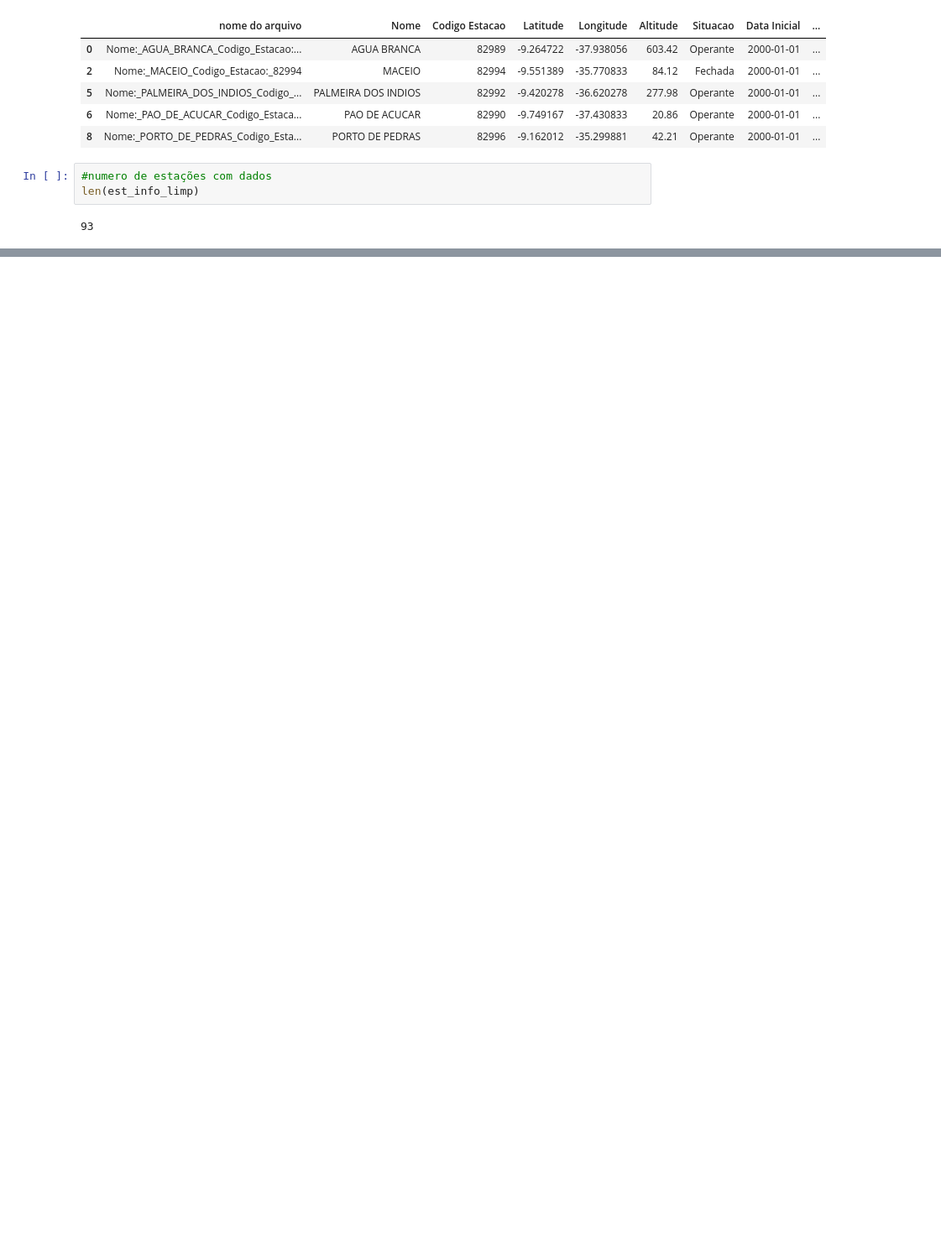
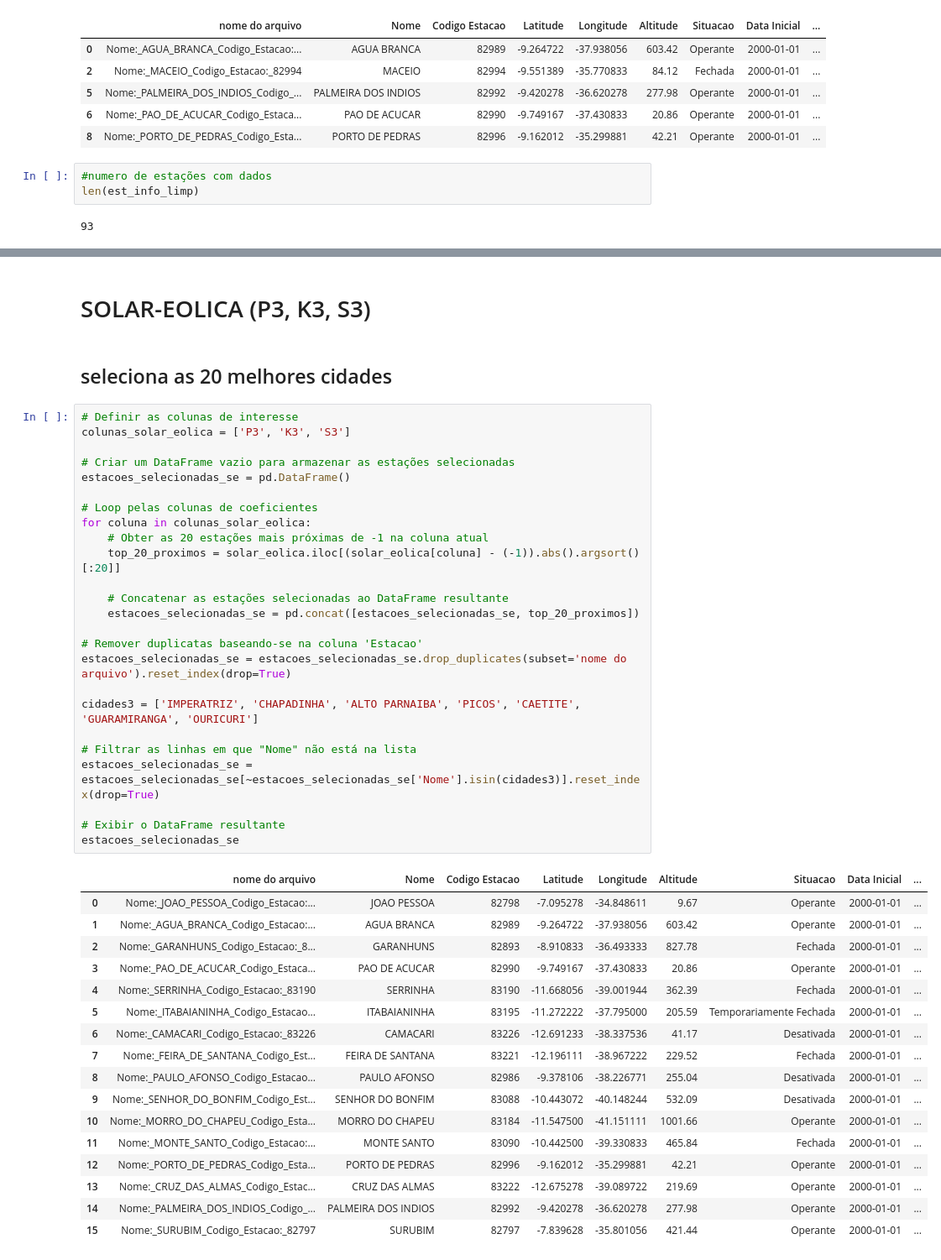
Before and after one commit to maryofcarmo/TCC, a Jupyter notebook: 4°_MELHORES_REGIOES.ipynb, the cells around one changed output, grey strips where cells are left out. Shown at 84% size. Saved outputs shown, nothing was run; the diff lists cells and outputs as text; blank space fills up the shorter version.

```diff
--- a/4°_MELHORES_REGIOES.ipynb
+++ b/4°_MELHORES_REGIOES.ipynb
@@ -251,0 +287,47 @@ O mapa foi salvo como 'mapa_interativo.html'.
+# %% [markdown]
+# SOLAR-EOLICA (P3, K3, S3)
+# %% [markdown]
+## seleciona as 20 melhores cidades
+# %%
+# Definir as colunas de interesse
+colunas_solar_eolica = ['P3', 'K3', 'S3']
+
+# Criar um DataFrame vazio para armazenar as estações selecionadas
+estacoes_selecionadas_se = pd.DataFrame()
+
+# Loop pelas colunas de coeficientes
+for coluna in colunas_solar_eolica:
+    # Obter as 20 estações mais próximas de -1 na coluna atual
+    top_20_proximos = solar_eolica.iloc[(solar_eolica[coluna] - (-1)).abs().argsort()[:20]]
+
+    # Concatenar as estações selecionadas ao DataFrame resultante
+    estacoes_selecionadas_se = pd.concat([estacoes_selecionadas_se, top_20_proximos])
+
+# Remover duplicatas baseando-se na coluna 'Estacao'
+estacoes_selecionadas_se = estacoes_selecionadas_se.drop_duplicates(subset='nome do arquivo').reset_index(drop=True)
+
+cidades3 = ['IMPERATRIZ', 'CHAPADINHA', 'ALTO PARNAIBA', 'PICOS', 'CAETITE', 'GUARAMIRANGA', 'OURICURI']
+
+# Filtrar as linhas em que "Nome" não está na lista
+estacoes_selecionadas_se = estacoes_selecionadas_se[~estacoes_selecionadas_se['Nome'].isin(cidades3)].reset_index(drop=True)
+
+# Exibir o DataFrame resultante
+estacoes_selecionadas_se
+# %% [output]
+|  | nome do arquivo | Nome | Codigo Estacao | Latitude | Longitude | Altitude | Situacao | Data Inicial | ... |
+| 0 | Nome:_JOAO_PESSOA_Codigo_Estacao:... | JOAO PESSOA | 82798 | -7.095278 | -34.848611 | 9.67 | Operante | 2000-01-01 | ... |
+| 1 | Nome:_AGUA_BRANCA_Codigo_Estacao:... | AGUA BRANCA | 82989 | -9.264722 | -37.938056 | 603.42 | Operante | 2000-01-01 | ... |
+| 2 | Nome:_GARANHUNS_Codigo_Estacao:_8... | GARANHUNS | 82893 | -8.910833 | -36.493333 | 827.78 | Fechada | 2000-01-01 | ... |
+| 3 | Nome:_PAO_DE_ACUCAR_Codigo_Estaca... | PAO DE ACUCAR | 82990 | -9.749167 | -37.430833 | 20.86 | Operante | 2000-01-01 | ... |
+| 4 | Nome:_SERRINHA_Codigo_Estacao:_83190 | SERRINHA | 83190 | -11.668056 | -39.001944 | 362.39 | Fechada | 2000-01-01 | ... |
+| 5 | Nome:_ITABAIANINHA_Codigo_Estacao... | ITABAIANINHA | 83195 | -11.272222 | -37.795000 | 205.59 | Temporariamente Fechada | 2000-01-01 | ... |
+| 6 | Nome:_CAMACARI_Codigo_Estacao:_83226 | CAMACARI | 83226 | -12.691233 | -38.337536 | 41.17 | Desativada | 2000-01-01 | ... |
+| 7 | Nome:_FEIRA_DE_SANTANA_Codigo_Est... | FEIRA DE SANTANA | 83221 | -12.196111 | -38.967222 | 229.52 | Fechada | 2000-01-01 | ... |
+| 8 | Nome:_PAULO_AFONSO_Codigo_Estacao... | PAULO AFONSO | 82986 | -9.378106 | -38.226771 | 255.04 | Desativada | 2000-01-01 | ... |
+| 9 | Nome:_SENHOR_DO_BONFIM_Codigo_Est... | SENHOR DO BONFIM | 83088 | -10.443072 | -40.148244 | 532.09 | Desativada | 2000-01-01 | ... |
+| 10 | Nome:_MORRO_DO_CHAPEU_Codigo_Esta... | MORRO DO CHAPEU | 83184 | -11.547500 | -41.151111 | 1001.66 | Operante | 2000-01-01 | ... |
+| 11 | Nome:_MONTE_SANTO_Codigo_Estacao:... | MONTE SANTO | 83090 | -10.442500 | -39.330833 | 465.84 | Fechada | 2000-01-01 | ... |
+| 12 | Nome:_PORTO_DE_PEDRAS_Codigo_Esta... | PORTO DE PEDRAS | 82996 | -9.162012 | -35.299881 | 42.21 | Operante | 2000-01-01 | ... |
+| 13 | Nome:_CRUZ_DAS_ALMAS_Codigo_Estac... | CRUZ DAS ALMAS | 83222 | -12.675278 | -39.089722 | 219.69 | Operante | 2000-01-01 | ... |
+| 14 | Nome:_PALMEIRA_DOS_INDIOS_Codigo_... | PALMEIRA DOS INDIOS | 82992 | -9.420278 | -36.620278 | 277.98 | Operante | 2000-01-01 | ... |
+| 15 | Nome:_SURUBIM_Codigo_Estacao:_82797 | SURUBIM | 82797 | -7.839628 | -35.801056 | 421.44 | Operante | 2000-01-01 | ... |
```
Also changed, not shown: parts of 36 cells of this notebook.
